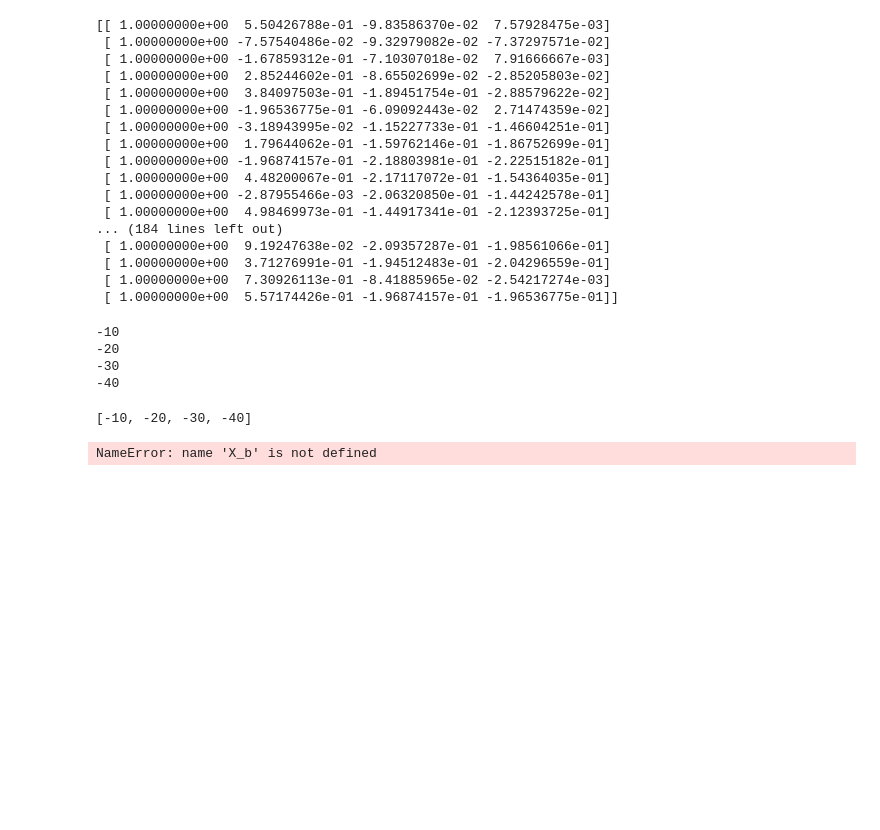
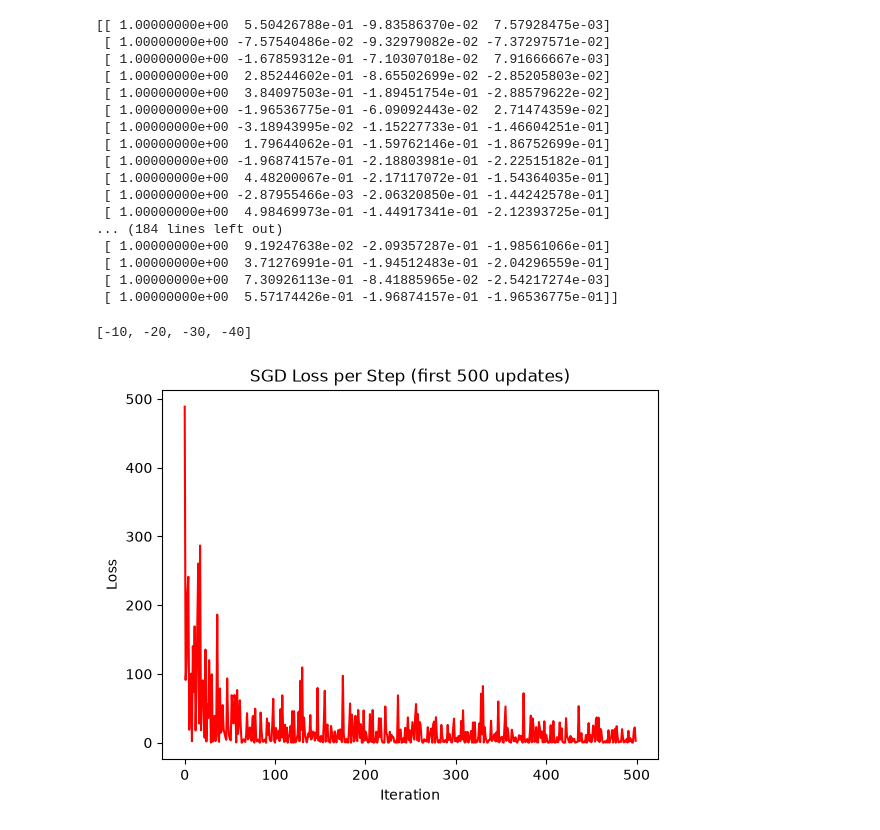
Before and after one commit to khoidesu/Machine-Learning, a Jupyter notebook: Machine Learning/Supervised_Learning/Regression/Linear Regression/advertising_sgd.ipynb, the cells around one changed output. Drawn from its saved outputs; the diff is of its cells as text; code cells hidden in the pictures; blank space fills up the shorter version.

```diff
--- a/Machine Learning/Supervised_Learning/Regression/Linear Regression/advertising_sgd.ipynb
+++ b/Machine Learning/Supervised_Learning/Regression/Linear Regression/advertising_sgd.ipynb
@@ -76,28 +75,28 @@ def MSE(y, pred):
 def derivative(x, pred, y):
     res = []
     for xi in x:
-        tmp = 2 * int(xi) * (pred - y)
-        print(tmp)
+        tmp = 2 * xi * (pred - y)
         res.append(tmp)
     return res
 def derivative_b(pred, y):
+    # print(">>",y)
     return 2 * (pred - y)
 
 derivative([1,2,3,4], 5, 10)
 # %% [output]
--10
--20
--30
--40
+[-10, -20, -30, -40]
-[-10, -20, -30, -40]
 # %%
 def update(w, lr, gd):
-    for i in range(len(w)-1):
-        w[i] = w[i] - lr * gd[i]
+    res = []
+    gd = gd[0]
+    for i in range(len(gd)):
+        res.append(w[i] - lr * gd[i])
+    # print(res)
+    return res
 def update_b(b, lr, gd_b):
-    b = b - lr * gd_b
+    return b - lr * gd_b
 # %%
-def sgd(X, y, n_epochs=50, lr=0.01):
+def stochastic_gradient_descent(X, y, n_epochs=50, lr=0.01):
     N, d_plus1 = X.shape
     thetas = initialize_params(len(X[0]))
     thetas_path = [thetas]
@@ -108,23 +107,34 @@ def sgd(X, y, n_epochs=50, lr=0.01):
             random_idx = i
             xi = X[random_idx:random_idx+1]
             yi = y[random_idx:random_idx+1]
-            xi = xi[0]
             yi = yi[0]
-            pred = prediction(xi, thetas, thetas[len(thetas)-1])
+            # print(xi)
+            pred = prediction(thetas, xi, thetas[len(thetas)-1])
             mse = MSE(yi, pred)
             gd = derivative(xi, pred, yi)
-            update(thetas, lr, gd)
-            update_b(thetas[len(thetas)-1], lr, derivative_b(pred, y))
-            print("test:",yi)
-            print("pred:",pred)
-            print("mse: ", mse)
-            print("gradient: ", gd)
-            print("update: ", thetas)
+            # print("before:", thetas)
+            thetas = update(thetas, lr, gd)
+            thetas[len(thetas)-1] = update_b(thetas[len(thetas)-1], lr, derivative_b(pred, yi))
+            # print(">>", derivative_b(pred, yi))
+            # print("test:",xi)
+            # print("pred:",pred)
+            # print("mse: ", mse)
+            # print("gradient: ", gd)
+            # print("update: ", thetas)
+            # print()
 
             thetas_path.append(thetas)
             losses.append(mse)
     return thetas_path, losses
-
-sgd(X_b, y)
-# %% [output]
-NameError: name 'X_b' is not defined
+# %%
+sgd_theta, losses = stochastic_gradient_descent(X_b, y)
+# In loss cho 500 bước đầu
+x_axis = list(range(500))
+plt.plot(x_axis, losses[:500], color="r")
+
+plt.xlabel("Iteration")
+plt.ylabel("Loss")
+plt.title("SGD Loss per Step (first 500 updates)")
+plt.show()
+# %% [output]
+[figure, added]
```
Also changed, not shown: parts of 1 cell of this notebook, 11 other files.
